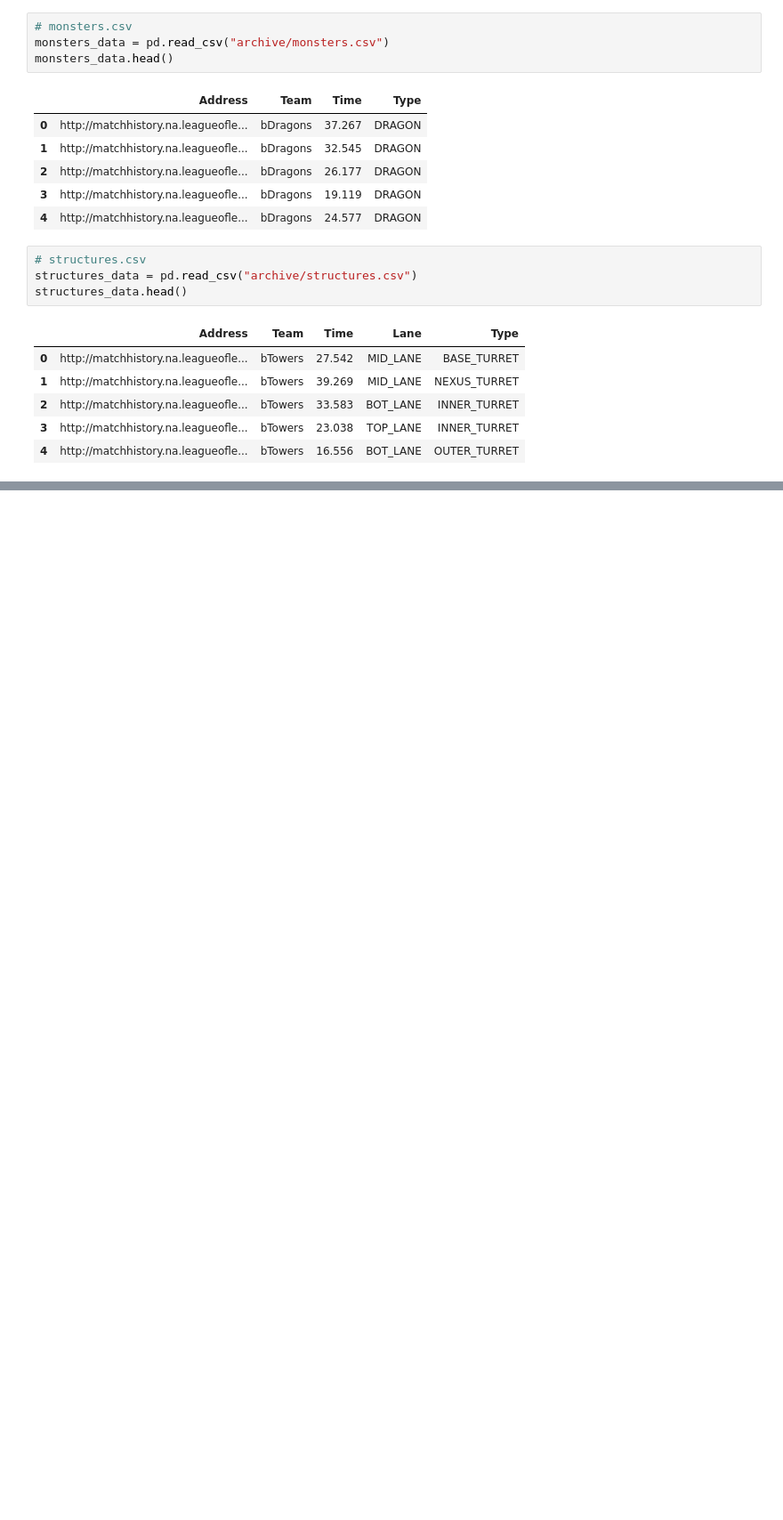
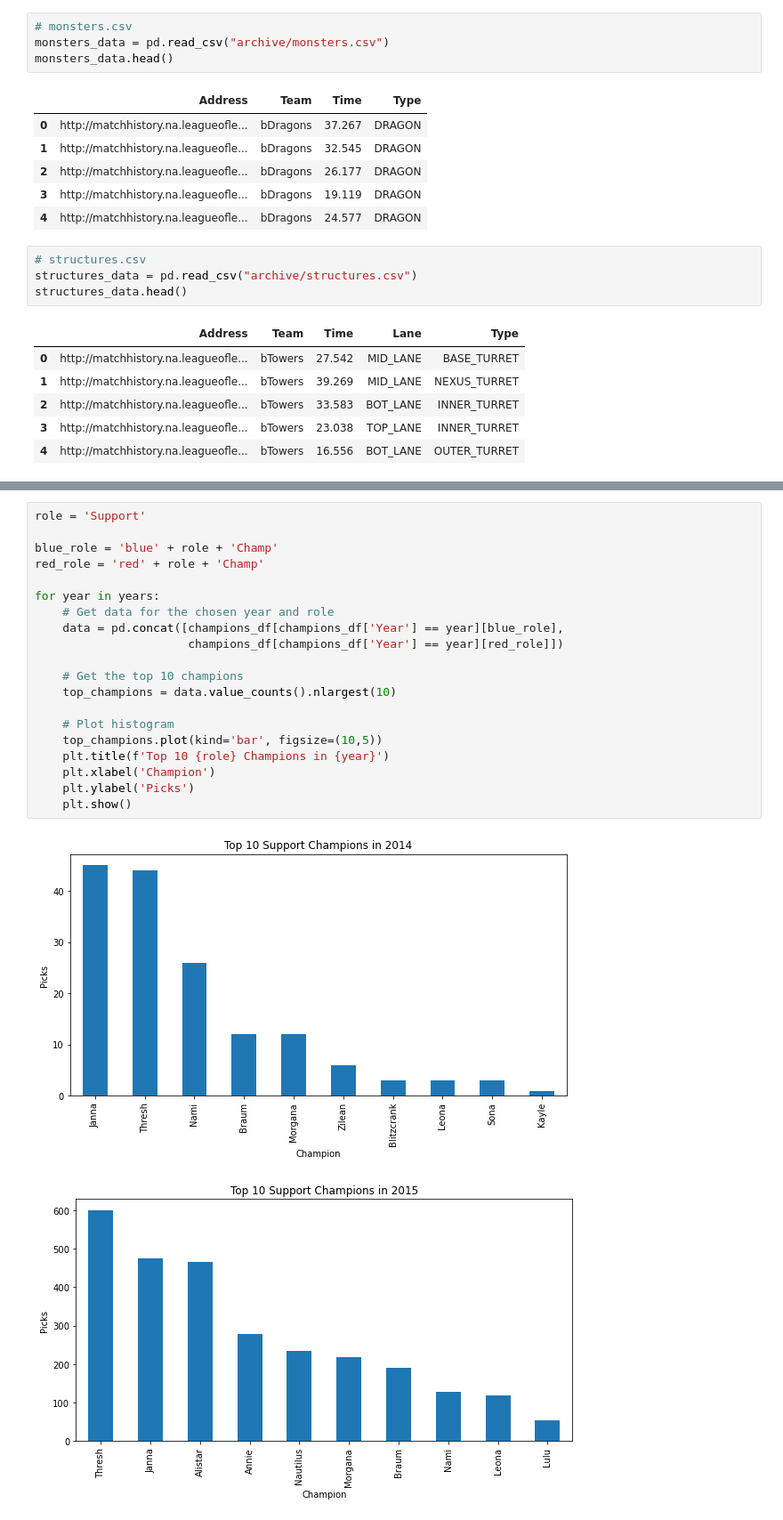
Before and after one commit to luccasilva/icd-lol, a Jupyter notebook: TP.ipynb, the cells around one changed output, grey strips where cells are left out. Shown: that part at 89% size. Cells and saved outputs as stored; diff of their text form; blank space fills up the shorter version.

```diff
--- a/TP.ipynb
+++ b/TP.ipynb
@@ -116,0 +208,23 @@ structures_data.head()
+# %%
+role = 'Support'
+
+blue_role = 'blue' + role + 'Champ'
+red_role = 'red' + role + 'Champ'
+
+for year in years:
+    # Get data for the chosen year and role
+    data = pd.concat([champions_df[champions_df['Year'] == year][blue_role],
+                      champions_df[champions_df['Year'] == year][red_role]])
+
+    # Get the top 10 champions
+    top_champions = data.value_counts().nlargest(10)
+
+    # Plot histogram
+    top_champions.plot(kind='bar', figsize=(10,5))
+    plt.title(f'Top 10 {role} Champions in {year}')
+    plt.xlabel('Champion')
+    plt.ylabel('Picks')
+    plt.show()
+# %% [output]
+[figure, added]
+[figure, added]
```
Also changed, not shown: parts of 14 cells of this notebook.
